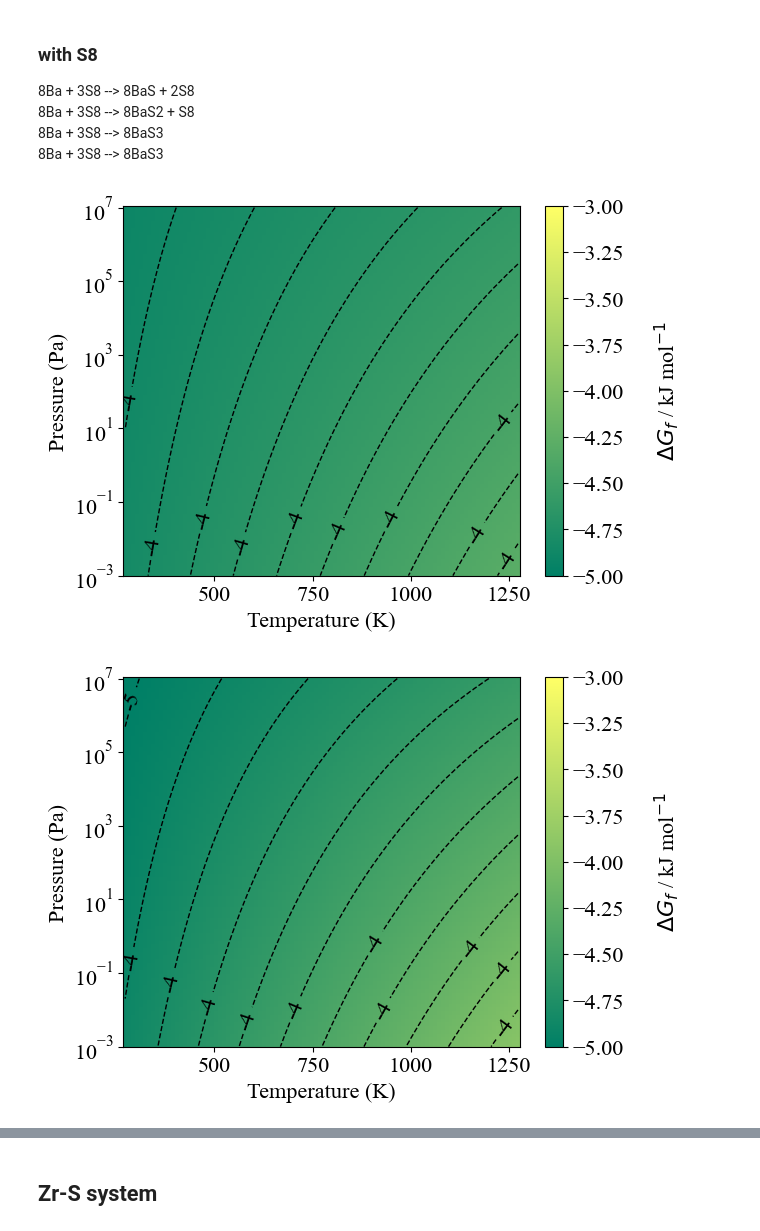
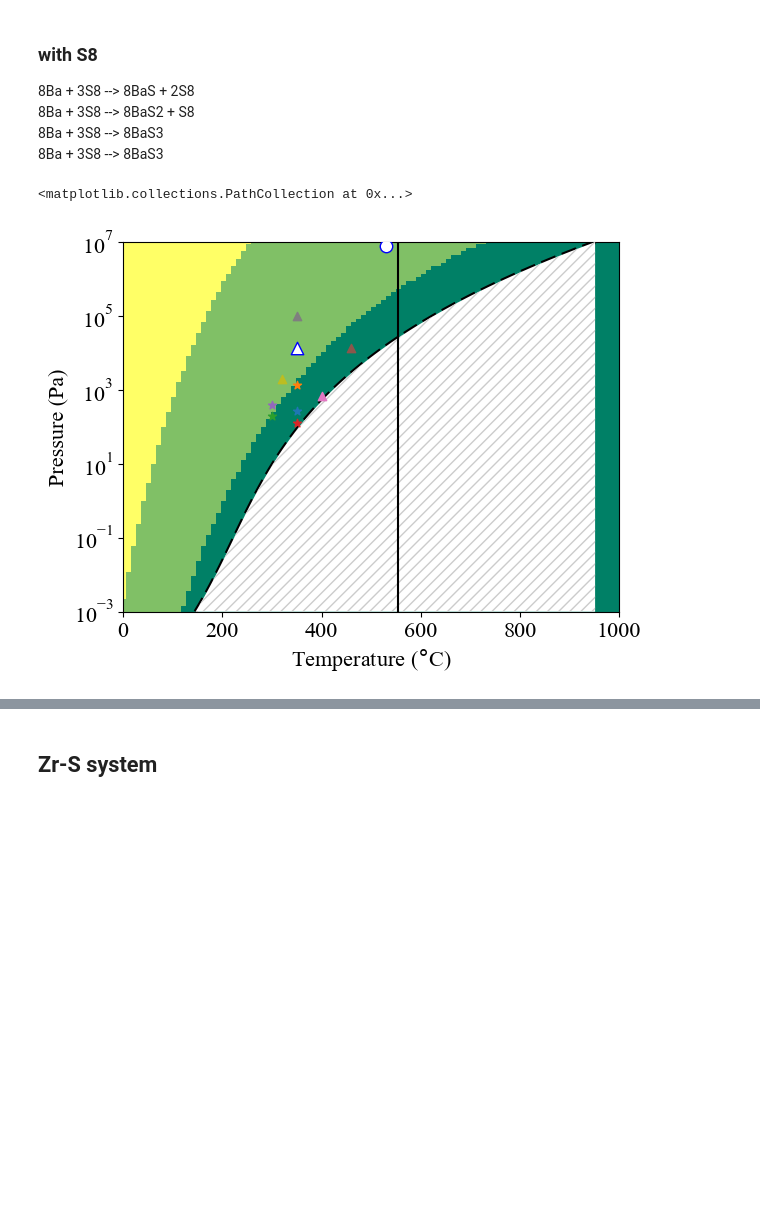
Before and after one commit to NU-CEM/ThermoPot, a Jupyter notebook: paper_analysis.ipynb, the cells around one changed output, grey strips where cells are left out. Saved outputs shown, nothing was run; the diff lists cells and outputs as text; code cells hidden in the pictures; blank space fills up the shorter version.

```diff
--- a/paper_analysis.ipynb
+++ b/paper_analysis.ipynb
@@ -3,7 +3,7 @@ import numpy as np
 import matplotlib.pyplot as plt
 from thermopot import materials, calculations, reactions, potentials
 # %%
-data_path = "/Users/prakriti/ThermoPot/BaZrS3/"
+data_path = "./BaZrS3/"
 BaZrS3_calc = calculations.AimsCalculation(data_path+"raw_aims_files/ternary/BaZrS3_Pnma/scan/aims.out")
 
 
@@ -283,16 +299,27 @@ Yellow Purple is BaS, green is BaS2 and dark green is BaS3
 # %%
 BaS_reaction = reactions.Reaction({Ba:8,S8:3},{BaS:8,S8:2},temperature=T,pressure=P,fu=8)
 BaS2_reaction = reactions.Reaction({Ba:8,S8:3},{BaS2:8,S8:1},temperature=T,pressure=P,fu=8)
 BaS3_reaction = reactions.Reaction({Ba:8,S8:3},{BaS3_P4:8},temperature=T,pressure=P,fu=8)
 BaS3_P2_reaction = reactions.Reaction({Ba:8,S8:3},{BaS3_P2:8},temperature=T,pressure=P,fu=8)
-BaS_reaction.Dmu(xc='scan').plot_TvsP(scale_range=[-5,-3])
-BaS2_reaction.Dmu(xc='scan').plot_TvsP(scale_range=[-5,-3])
-BaS3_reaction.Dmu(xc='scan').plot_TvsP(scale_range=[-5,-3])
-BaS3_P2_reaction.Dmu(xc='scan').plot_TvsP(scale_range=[-5,-3])
+#BaS_reaction.Dmu(xc='scan').plot_TvsP(scale_range=[-5,-3])
+#BaS2_reaction.Dmu(xc='scan').plot_TvsP(scale_range=[-5,-3])
+#BaS3_reaction.Dmu(xc='scan').plot_TvsP(scale_range=[-5,-3])
+#BaS3_P2_reaction.Dmu(xc='scan').plot_TvsP(scale_range=[-5,-3])
 BaS_system = potentials.Potentials(BaS_reaction.Dmu(units="kJ",xc='scan',T=T,P=P),BaS2_reaction.Dmu(units="kJ",xc='scan',T=T,P=P),BaS3_reaction.Dmu(units="kJ",xc='scan',T=T,P=P))
-plt = BaS_system.plot_TvsP(material_labels=["BaS","BaS2","BaS3","BaS3_P2"],log_scale=True,sulphur_gas=True,filename='main/Ba-S-system-S8.svg',T_units="C",gas_phase="S8",melting_point=True)
+plt = BaS_system.plot_TvsP(material_labels=["BaS","BaS2","BaS3","BaS3_P2"],log_scale=True,sulphur_gas=True,T_units="C",gas_phase="S8",melting_point=True)
+plt.scatter(x=530,y=8*10**6,zorder=23,color='w',marker='o',s=80,edgecolors='b')
+plt.scatter(x=350,y=133*10**2,zorder=23,color='w',marker='^',s=80,edgecolors='b')
 #plt.hlines([2,5,0.1],823,863,color='red')
 #plt.vlines([823,863],1E-1,5,color='red')
+plt.scatter(x=350,y=2.7*10**2,zorder=23,marker='*')
+plt.scatter(x=350,y=13.3*10**2,zorder=23,marker='*')
+plt.scatter(x=300,y=2*10**2,zorder=23,marker='*')
+plt.scatter(x=350,y=1.3*10**2,zorder=23,marker='*')
+plt.scatter(x=300,y=4*10**2,zorder=23,marker='*')
+plt.scatter(x=460,y=133*10**2,zorder=23,marker='^')
+plt.scatter(x=400,y=6.7*10**2,zorder=23,marker='^')
+plt.scatter(x=350,y=1000*10**2,zorder=23,marker='^')
+plt.scatter(x=320,y=20*10**2,zorder=23,marker='^')
 # %% [output]
+<matplotlib.collections.PathCollection at 0x...>
-[figure, old version]
+[figure, new version]
-[figure, removed]
```
Also changed, not shown: parts of 20 cells of this notebook.
